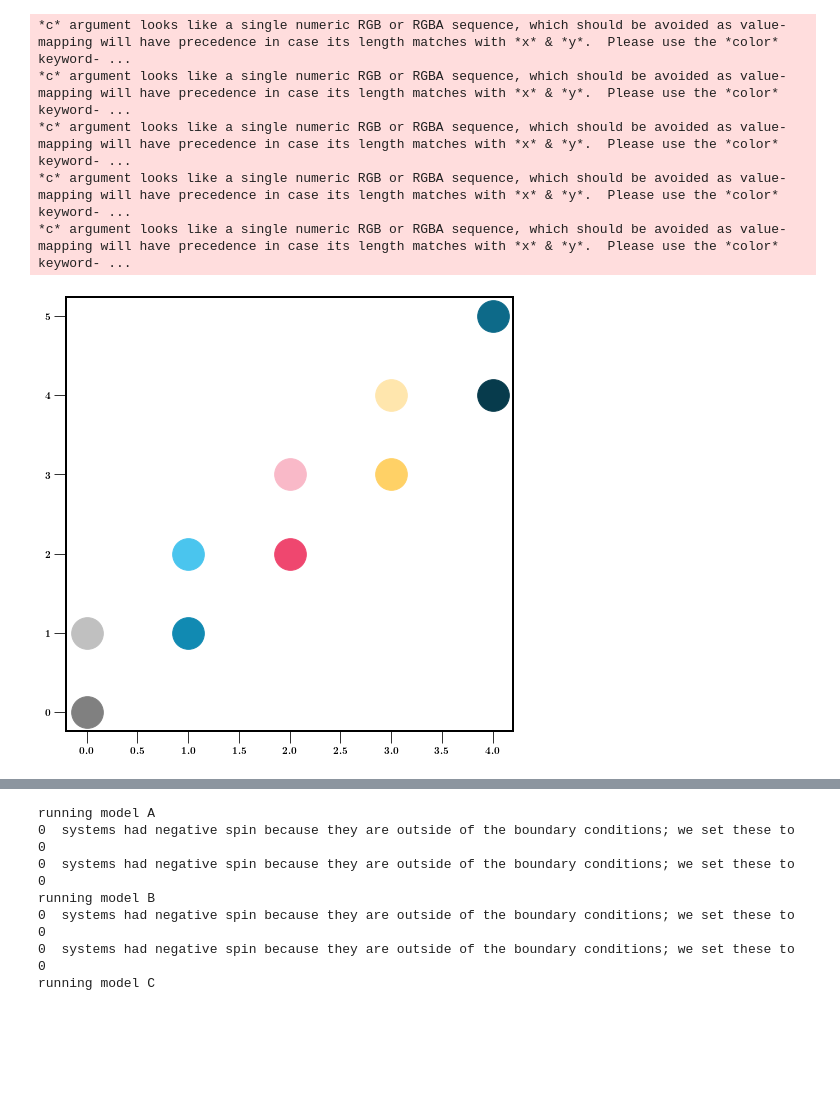
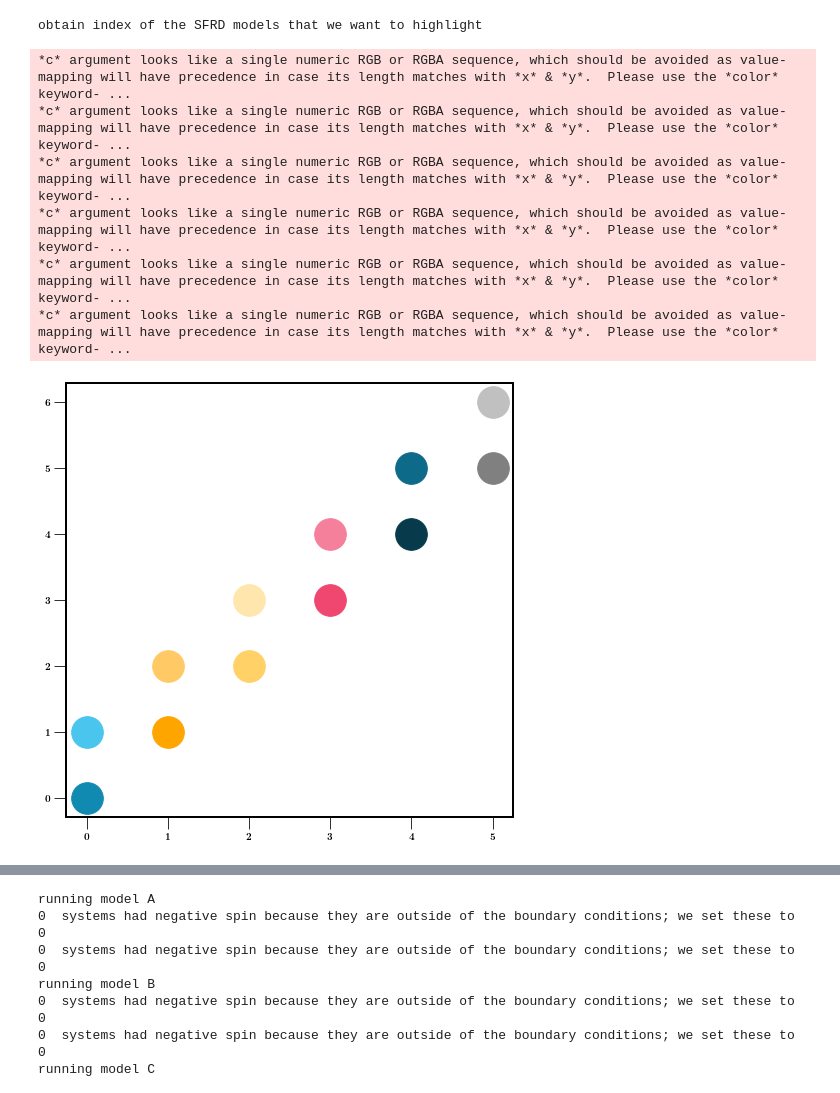
Before and after one commit to FloorBroekgaarden/DCO_FormationChannels, a Jupyter notebook: plottingCode/Figure_X_FC_Properties/BBH_properties_Formation_Channels.ipynb, the cells around one changed output, grey strips where cells are left out. Cells and saved outputs as stored; diff of their text form; code cells hidden in the pictures; blank space fills up the shorter version.

Commit message:
update figures

```diff
--- a/plottingCode/Figure_X_FC_Properties/BBH_properties_Formation_Channels.ipynb
+++ b/plottingCode/Figure_X_FC_Properties/BBH_properties_Formation_Channels.ipynb
@@ -1,80 +1,57 @@
 # %%
 #Needed in general
-
-
-# import numpy as np
-# import matplotlib.pyplot as plt
 import sys
-# import h5py as h5
-# import gc
 
 #Quick fudge to make import from ../Scripts work
-sys.path.append('../../Scripts')
-
-#Custom imports
-# import ClassCOMPAS     as CC ###
-# import ClassFormationChannels as FC a
-
-
-# import script that has formation channel classification functions:
+sys.path.append('../../../common_code')
 from PostProcessingScripts import *
 # from ClassFormationChannels_5mainchannels import *
 
+from IPython.core.display import display, HTML
+display(HTML("<style>.container { width:100% !important; }</style>"))
 
 
-from astropy import units as u
-from astropy import constants as const
-
-from IPython.core.display import display, HTML
-display(HTML("<style>.container { width:100% !important; }</style>"))
-# print(fs)
-
-# import astropy
-# import seaborn as sns
-# from seaborn_utility import cmap_from_colour
-
-# from astropy import units as u
-# from astropy import constants as c
-
-def adjust_lightness(color, amount=0.5):
-    import matplotlib.colors as mc
-    import colorsys
-    try:
-        c = mc.cnames[color]
-    except:
-        c = color
-    c = colorsys.rgb_to_hls(*mc.to_rgb(c))
-    return colorsys.hls_to_rgb(c[0], max(0, min(1, amount * c[1])), c[2])
-
-from KDEpy import FFTKDE
-from scipy.stats import norm
 
 colors = ['#1f77b4', '#ff7f0e']
 colors_lighter = [adjust_lightness(color=colors[0], amount=2.2),adjust_lightness(color=colors[1], amount=1.7)]
 
 from formation_channels import *
 # Generate a distribution and draw 2**6 data points
+# %% [output]
+obtain index of the SFRD models that we want to highlight
 # %%
 fig, ax = plt.subplots(1,1, figsize=(8,8))
 
 
-channelColorDict = {1:'#118AB2', 2:'#EF476F', 3:'#FFD166', 4:'#073B4C', 0:'gray'}
-channelColorDict_lighter = {1:adjust_lightness(color='#118AB2', amount=1.6), 2:adjust_lightness(color='#EF476F', amount=1.4), 3:adjust_lightness(color='#FFD166', amount=1.2), 4:adjust_lightness(color='#073B4C', amount=1.8), 0:adjust_lightness(color='gray', amount=1.5)}
 
 
-for nrC, Channel in enumerate(range(5)):
+
+channelColorDict = {'classic':'#118AB2', 'stable B no CEE':'orange',  'immediate CE': '#EF476F'  , r'double-core CE':'#073B4C', 'other':'gray', 'vi':'cyan', 'vii':'#FFD166'}
+List_formationchannelOptions = ['All',  'classic',  'stable B no CEE',  'immediate CE',  r'double-core CE', 'vi', 'vii', 'other']
+ind_formationchannelOptions = [7,  1, 2, 3, 4, 5, 6, 0]
+dictFormationChannelIndex =  {List_formationchannelOptions[i]: ind_formationchannelOptions[i] for i in range(len(List_formationchannelOptions))}
+
+
+
+# channelColorDict = {1:'#118AB2', 2:'#EF476F', 3:'#FFD166', 4:'#073B4C', 0:'gray'}
+channelColorDict_lighter = {'classic':adjust_lightness(color='#118AB2', amount=1.6),'stable B no CEE':adjust_lightness(color='orange', amount=1.4), 'immediate CE':adjust_lightness(color='#EF476F', amount=1.2),\
+                            r'double-core CE':adjust_lightness(color='#073B4C', amount=1.8), 'other':adjust_lightness(color='gray', amount=1.5),  'vi':adjust_lightness(color='cyan', amount=1.5), 'vii':adjust_lightness(color='#FFD166', amount=1.2)}
+channelList = ['classic', 'stable B no CEE', 'vii',  'immediate CE',  r'double-core CE', 'other'] #, 'vi']
+
+for nrC, Channel in enumerate(channelList):
 
     c_FC = channelColorDict[Channel]
     colors_lighter_FC =  adjust_lightness(color=c_FC, amount=1.6)
 
-    plt.scatter([Channel], [Channel], s=1000, c=c_FC)
-    plt.scatter([Channel], [Channel+1], s=1000, c=channelColorDict_lighter[Channel])
+    plt.scatter([nrC], [nrC], s=1000, c=c_FC)
+    plt.scatter([nrC], [nrC+1], s=1000, c=channelColorDict_lighter[Channel])
 
 plt.show()
 # %% [output]
 *c* argument looks like a single numeric RGB or RGBA sequence, which should be avoided as value-mapping will have precedence in case its length matches with *x* & *y*.  Please use the *color* keyword- ...
 *c* argument looks like a single numeric RGB or RGBA sequence, which should be avoided as value-mapping will have precedence in case its length matches with *x* & *y*.  Please use the *color* keyword- ...
 *c* argument looks like a single numeric RGB or RGBA sequence, which should be avoided as value-mapping will have precedence in case its length matches with *x* & *y*.  Please use the *color* keyword- ...
 *c* argument looks like a single numeric RGB or RGBA sequence, which should be avoided as value-mapping will have precedence in case its length matches with *x* & *y*.  Please use the *color* keyword- ...
 *c* argument looks like a single numeric RGB or RGBA sequence, which should be avoided as value-mapping will have precedence in case its length matches with *x* & *y*.  Please use the *color* keyword- ...
+*c* argument looks like a single numeric RGB or RGBA sequence, which should be avoided as value-mapping will have precedence in case its length matches with *x* & *y*.  Please use the *color* keyword- ...
-[figure, old version]
+[figure, new version]
```
Also changed, not shown: parts of 3 cells of this notebook, 15 other files.
